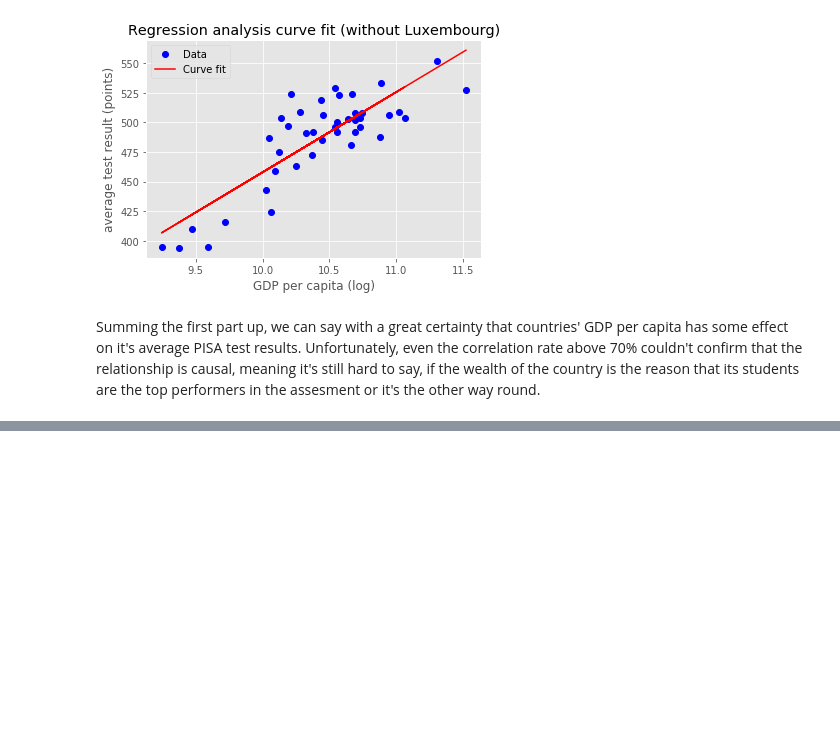
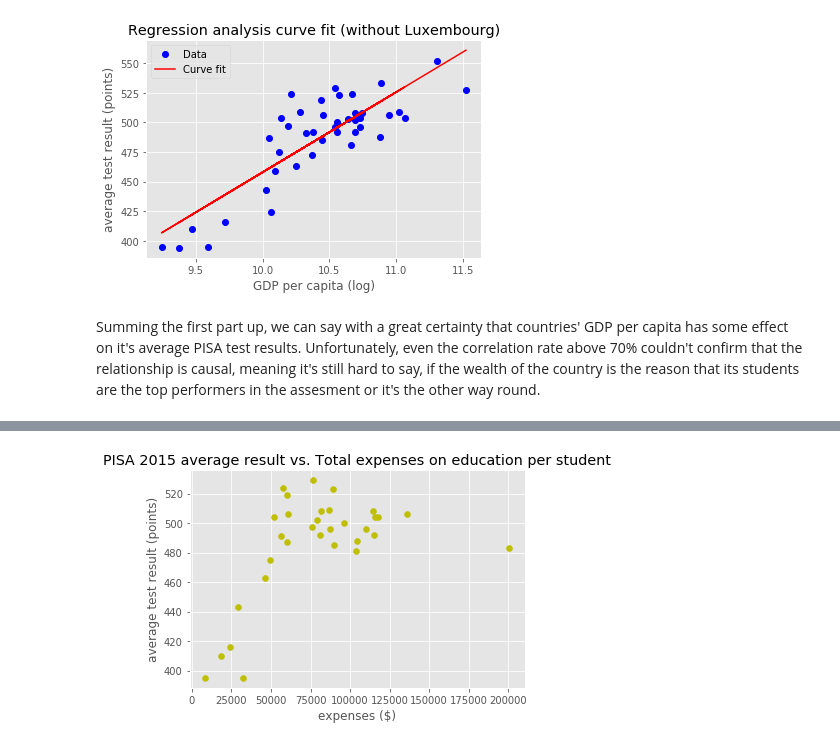
Before and after one commit to mklajnerok/PISA, a Jupyter notebook: notebooks/pisa_project_part1.ipynb, the cells around one changed output, grey strips where cells are left out. Cells and saved outputs as stored; diff of their text form; code cells hidden in the pictures; blank space fills up the shorter version.

Commit message:
updated func names and notebook plot in steps 4,5,6,7

```diff
--- a/notebooks/pisa_project_part1.ipynb
+++ b/notebooks/pisa_project_part1.ipynb
@@ -745,0 +587,12 @@ OECD (2017), Science performance (PISA) (indicator). doi: 10.1787/91952204-en (A
+# %%
+#reset multiindex
+basic_student_pop.reset_index(level=['country', 'date'], inplace=True)
+
+#rename column labels
+rename_columns(basic_student_pop, {'country': 'Country', 'date': 'Time'})
+
+#change column order
+basic_student_pop = basic_student_pop[['Country', 'Time', 'pre_primary_pop', 'primary_pop', 'lower_sec_pop']]
+
+#add new column with country code
+basic_student_pop = add_country_code(basic_student_pop, name_code_dict)
@@ -745,0 +630,22 @@ OECD (2017), Science performance (PISA) (indicator). doi: 10.1787/91952204-en (A
+# %%
+def divide_col_by_col(df_data, dividends, divisors):
+    """Takes df_data and divides columns accordingly by rule dividends/divisors,
+    returns df_data_div only with divided columns
+    :param df_data: data frame
+    :param dividends: list of column labels
+    :param divisors: list of column labels
+    :returns: df_data_div: data frame
+    """
+    df_data_div = df_data.copy()
+    for n in range(len(dividends)):
+        df_data_div[n] = df_data_div[dividends[n]] / df_data_div[divisors[n]] * 1000000
+    df_data_div.round(0)
+    drop_columns(df_data_div, [dividends + divisors])
+    drop_columns(df_data_div, ['Country_y'])
+    rename_columns(df_data_div, {'Country_x': 'Country', 0: 'pre_primary_per_student',
+                                          1: 'primary_per_student', 2: 'lower_sec_per_student'})
+    return df_data_div
+
+#divide total expenses by number of students
+edu_data_per_student = divide_col_by_col(edu_data_joined, ['pre_primary_exp', 'primary_exp', 'lower_sec_exp'],
+                                         ['pre_primary_pop', 'primary_pop', 'lower_sec_pop'])
@@ -745,0 +744,10 @@ OECD (2017), Science performance (PISA) (indicator). doi: 10.1787/91952204-en (A
+# %%
+#merge with average PISA results
+pisa_ave_expenses = merge_df_onCode(all_pisa_2015_ave, student_total_expenses)
+
+#plot
+plot_ave_expenses = show_scatterplot(pisa_ave_expenses, ['Total', 'ave_result'], 'y',
+                                     'PISA 2015 average result vs. Total expenses on education per student',
+                                     'expenses ($)', 'average test result (points)')
+# %% [output]
+[figure, added]
```
Also changed, not shown: parts of 54 cells of this notebook, 9 other files.
